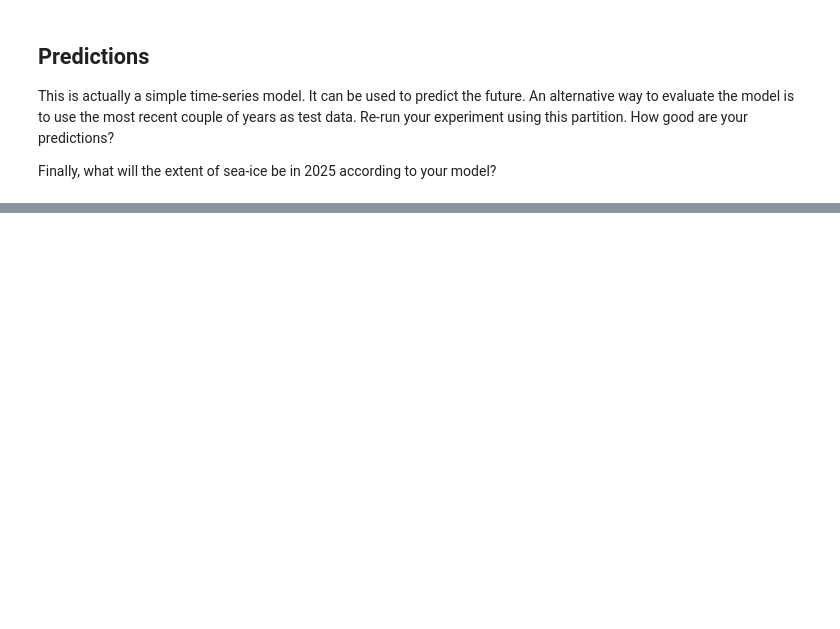
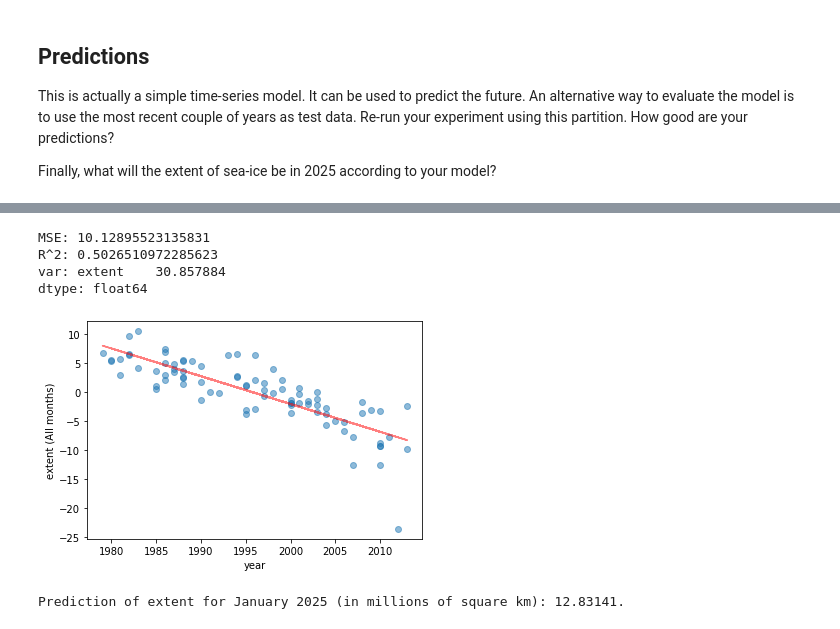
Before and after one commit to BinaryPogs/COMP257-Exercises, a Jupyter notebook: COMP257 Week 6a.ipynb, the cells around one changed output, grey strips where cells are left out. Cells and saved outputs as stored; diff of their text form; code cells hidden in the pictures; blank space fills up the shorter version.

```diff
--- a/COMP257 Week 6a.ipynb
+++ b/COMP257 Week 6a.ipynb
@@ -138,0 +201,30 @@ Finally, what will the extent of sea-ice be in 2025 according to your model?
+# %%
+from sklearn import metrics
+# Analysis for all months together.
+x = test[['year']]
+y = test[['extent']]
+model = LinearRegression()
+model.fit(x, y)
+y_hat = model.predict(x)
+plt.plot(x, y,'o', alpha = 0.5)
+plt.plot(x, y_hat, 'r', alpha = 0.5) #use the .predict(x) as the y-axis to get the regression line
+plt.xlabel('year')
+plt.ylabel('extent (All months)')
+print("MSE:", metrics.mean_squared_error(y_hat, y))
+print("R^2:", metrics.r2_score(y_hat, y))
+print("var:", y.var())
+# %% [output]
+MSE: 10.12895523135831
+R^2: 0.5026510972285623
+var: extent    30.857884
+dtype: float64
+[figure, added]
+# %%
+X = [[2025]]
+y_hat = model.predict(X)
+j = 1 # January
+# Original value (before normalization)
+#y_hat = (y_hat*month_means.mean()/100) + month_means[j]
+print ("Prediction of extent for January 2025 (in millions of square km): %4.5f." %y_hat)
+# %% [output]
+Prediction of extent for January 2025 (in millions of square km): 12.83141.
```
Also changed, not shown: parts of 11 cells of this notebook.
